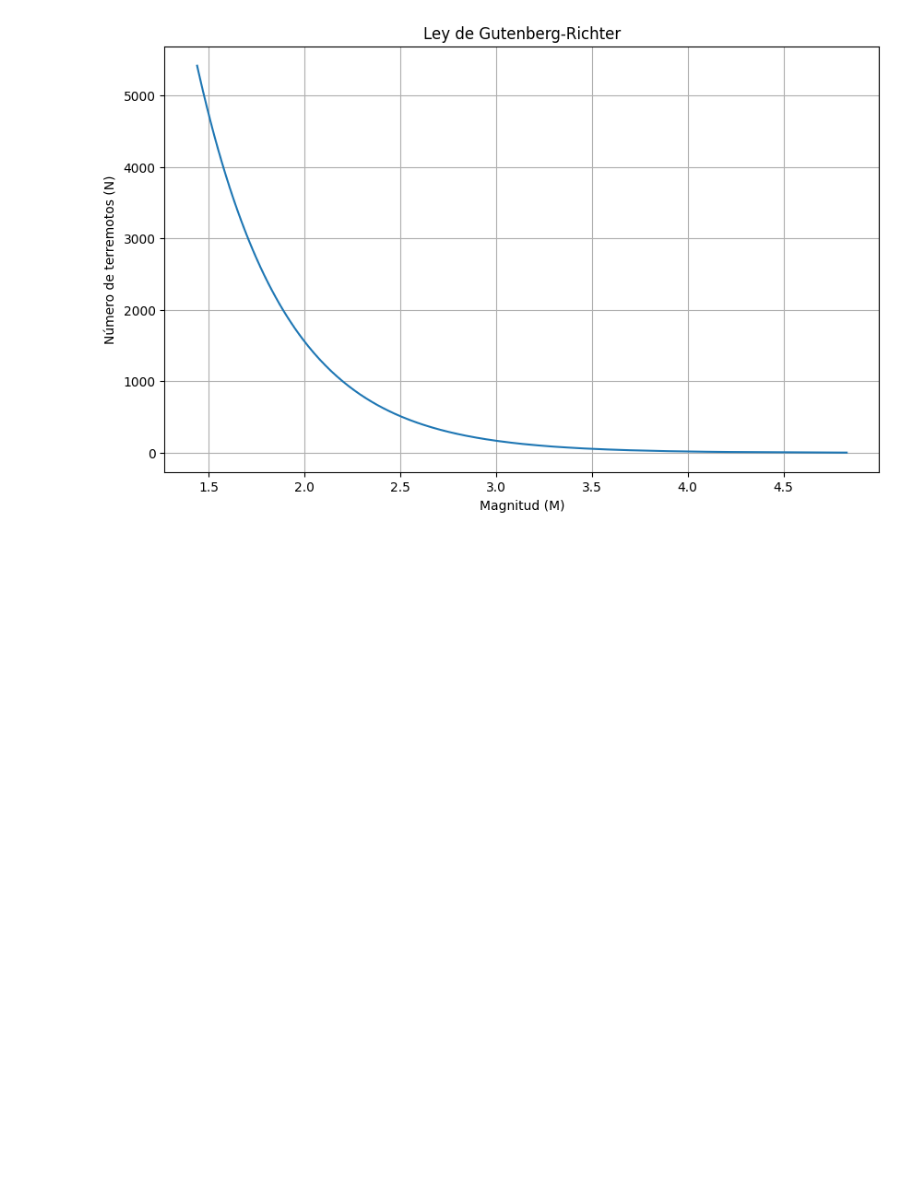
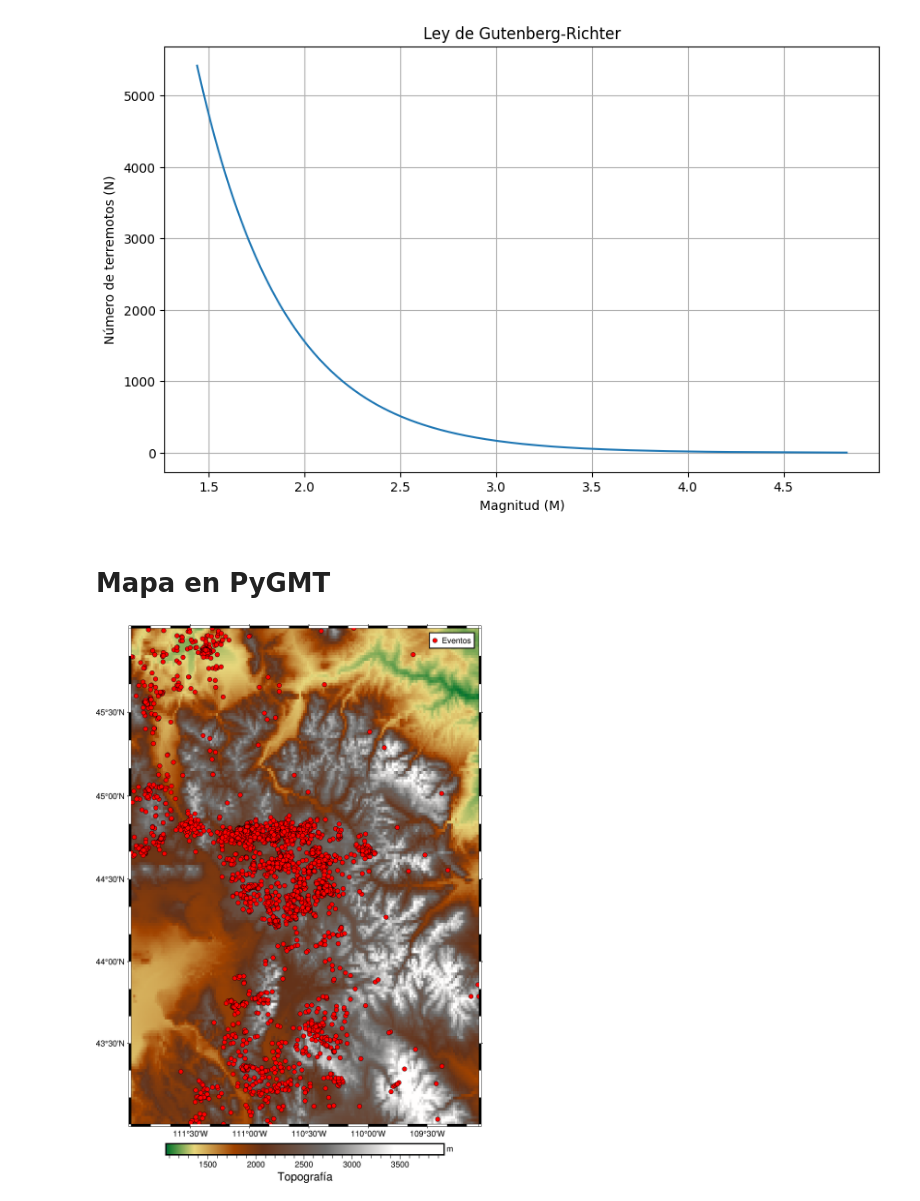
Before and after one commit to jcmefra/topicos-geofisica, a Jupyter notebook: Taller_1.ipynb, the cells around one changed output. Drawn from its saved outputs; the diff is of its cells as text; code cells hidden in the pictures; blank space fills up the shorter version.

Commit message:
Taller 1 mapa

```diff
--- a/Taller_1.ipynb
+++ b/Taller_1.ipynb
@@ -226,3 +226,41 @@ plt.grid(True)
 plt.show()
 # %% [output]
 [figure]
+# %% [markdown]
+# Mapa en PyGMT
+# %%
+# Filtrar eventos con magnitud mayor que la magnitud de completitud
+df = data_mc
+
+# Crear una nueva figura PyGMT
+fig = pygmt.Figure()
+
+# Definir la región de interés
+region = [df['lon'].min(), df['lon'].max(), df['lat'].min(), df['lat'].max()]
+
+# Generar topografía utilizando el conjunto de datos 'earth relief'
+fig.grdimage('@earth_relief_01m', region=region, projection='M6i', cmap='geo')
+
+# Agregar una cuadrícula de coordenadas
+fig.basemap(region=region, projection='M6i', frame=True)
+
+# Graficar eventos en el mapa
+fig.plot(
+    x=df['lon'],
+    y=df['lat'],
+    style='c0.2c',
+    color='red',
+    pen='black',
+    label='Eventos'
+)
+
+# Agregar una barra de colores para la topografía
+fig.colorbar(frame=['+L"Topografía"', 'xaf', 'y+l"m"'])
+
+# Agregar una leyenda para los eventos
+fig.legend(position='jTR+o0.2c', box='+gwhite+p1p')
+
+# Mostrar el gráfico
+fig.show()
+# %% [output]
+[figure, added]
```
